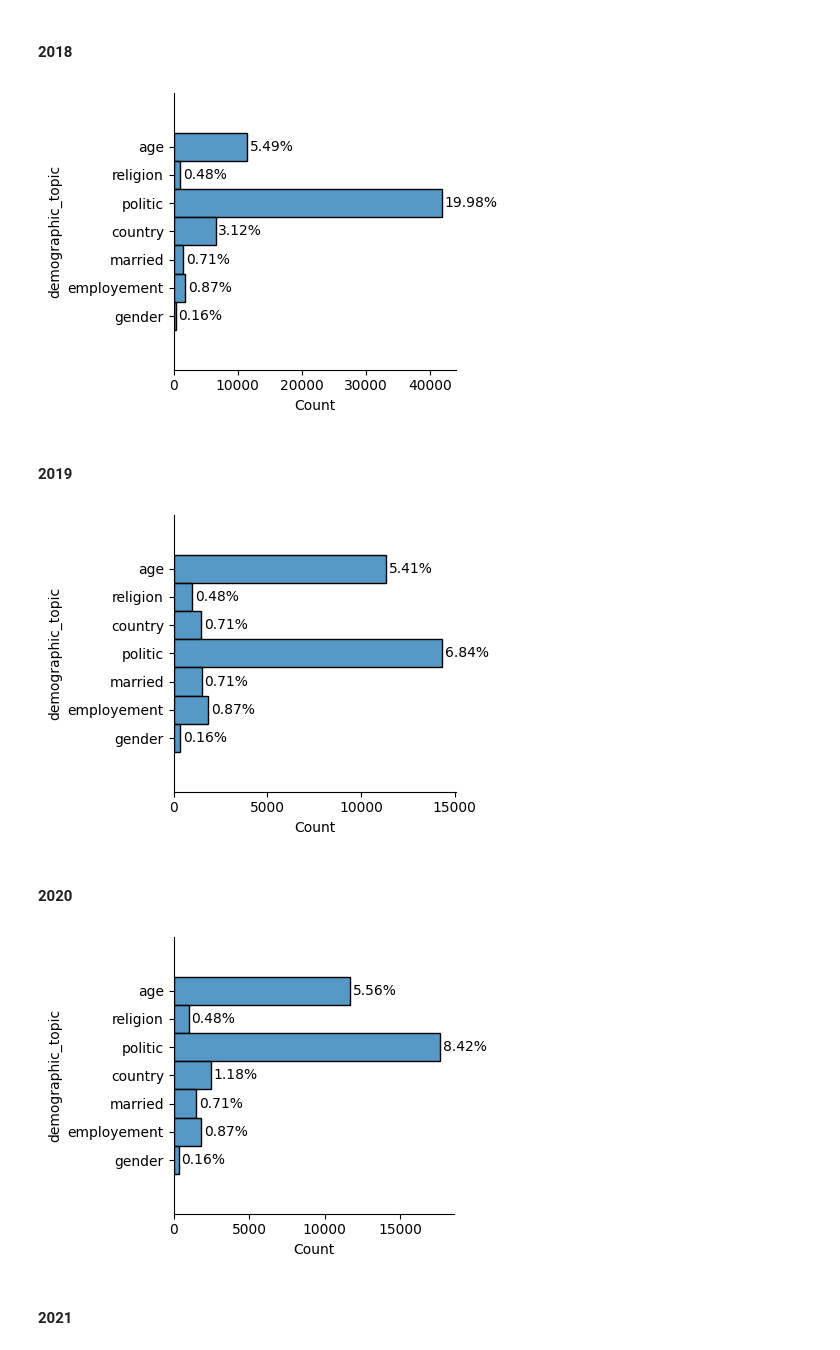
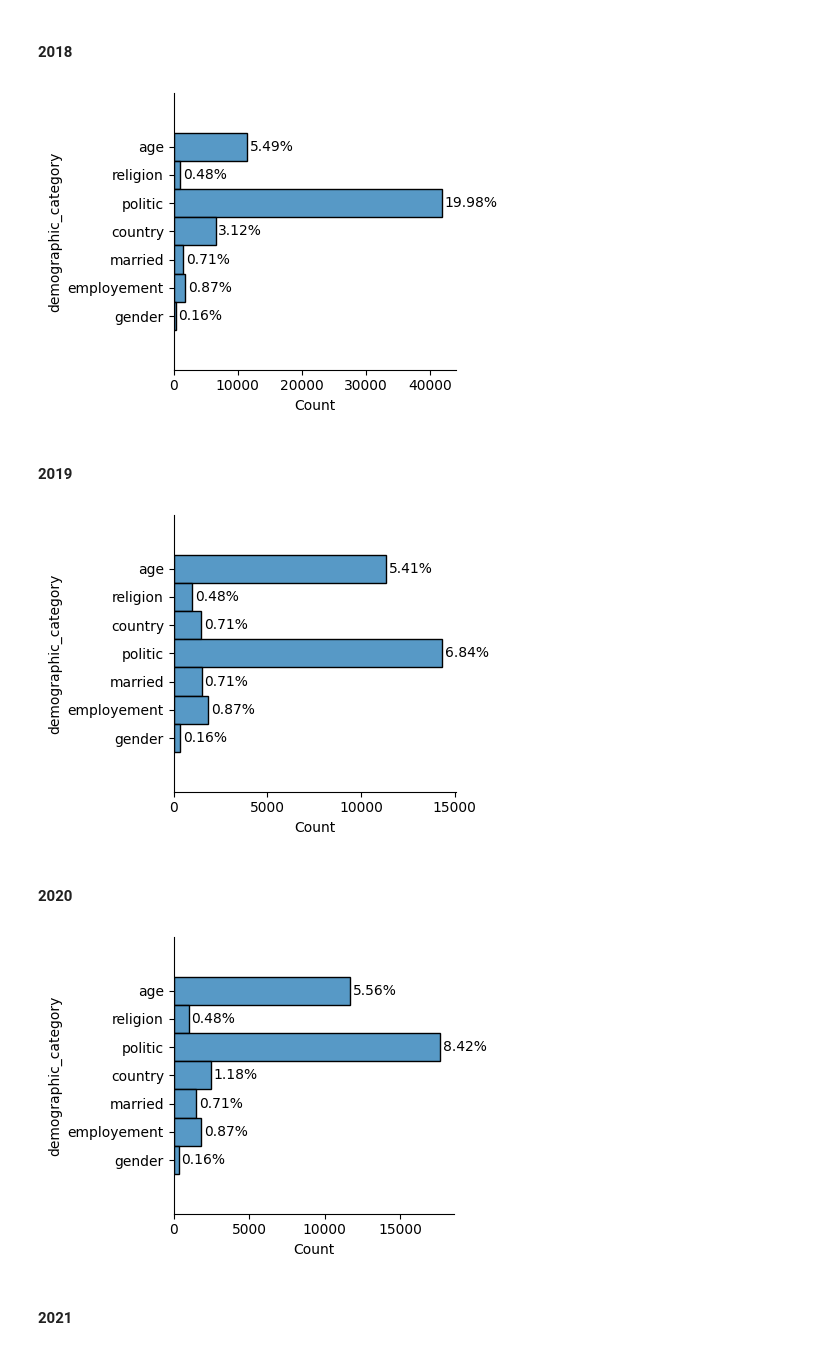
Before and after one commit to QuentinTilman/PollBERT-paper, a Jupyter notebook: Datasets/WVMCQ7/WVMCQ7_Data_Analysis.ipynb, the cells around one changed output. Saved outputs shown, nothing was run; the diff lists cells and outputs as text; code cells hidden in the pictures.

```diff
--- a/Datasets/WVMCQ7/WVMCQ7_Data_Analysis.ipynb
+++ b/Datasets/WVMCQ7/WVMCQ7_Data_Analysis.ipynb
@@ -240,7 +270,7 @@ plt.show()
 # %% [markdown]
 WVS dataset spans over 5 years.
 # %%
-fg = sns.displot(data=df_wvs_categories, y='demographic_topic', stat='count', height=3.5, aspect=1.25)
+fg = sns.displot(data=df_wvs_categories, y='demographic_category', stat='count', height=3.5, aspect=1.25)
 
 for ax in fg.axes.ravel():
     # add annotations
@@ -259,7 +289,7 @@ plt.show()
 # %% [markdown]
 #### 2017
 # %%
-fg = sns.displot(data=df_wvs_categories[df_wvs_categories["year"] == 2017], y='demographic_topic', stat='count', height=3.5, aspect=1.25)
+fg = sns.displot(data=df_wvs_categories[df_wvs_categories["year"] == 2017], y='demographic_category', stat='count', height=3.5, aspect=1.25)
 
 for ax in fg.axes.ravel():
     # add annotations
@@ -276,7 +306,7 @@ plt.show()
 # %% [markdown]
 #### 2018
 # %%
-fg = sns.displot(data=df_wvs_categories[df_wvs_categories["year"] == 2018], y='demographic_topic', stat='count', height=3.5, aspect=1.25)
+fg = sns.displot(data=df_wvs_categories[df_wvs_categories["year"] == 2018], y='demographic_category', stat='count', height=3.5, aspect=1.25)
 
 for ax in fg.axes.ravel():
     # add annotations
@@ -289,11 +319,11 @@ for ax in fg.axes.ravel():
 fg.tick_params(labelsize=10)
 plt.show()
 # %% [output]
-[figure, old version]
+[figure, new version]
 # %% [markdown]
 #### 2019
 # %%
-fg = sns.displot(data=df_wvs_categories[df_wvs_categories["year"] == 2019], y='demographic_topic', stat='count', height=3.5, aspect=1.25)
+fg = sns.displot(data=df_wvs_categories[df_wvs_categories["year"] == 2019], y='demographic_category', stat='count', height=3.5, aspect=1.25)
 
 for ax in fg.axes.ravel():
     # add annotations
@@ -306,24 +336,24 @@ for ax in fg.axes.ravel():
 fg.tick_params(labelsize=10)
 plt.show()
 # %% [output]
-[figure, old version]
+[figure, new version]
 # %% [markdown]
 #### 2020
 # %%
-fg = sns.displot(data=df_wvs_categories[df_wvs_categories["year"] == 2020], y='demographic_topic', stat='count', height=3.5, aspect=1.25)
+fg = sns.displot(data=df_wvs_categories[df_wvs_categories["year"] == 2020], y='demographic_category', stat='count', height=3.5, aspect=1.25)
 
 for ax in fg.axes.ravel():
     # add annotations
     for c in ax.containers:
         # custom label calculates percent and add an empty string so 0 value bars don't have a number
         labels = [f'{w:0.2f}%' if (w := (v.get_width()/len(df_wvs_categories))*100) > 0 else '' for v in c]
         ax.bar_label(c, labels=labels, label_type='edge', fontsize=10, rotation=0, padding=2)
 
     ax.margins(y=0.2)
 fg.tick_params(labelsize=10)
 plt.show()
 # %% [output]
-[figure, old version]
+[figure, new version]
 # %% [markdown]
 #### 2021
 # %%
```
Also changed, not shown: parts of 44 cells of this notebook, 7 other files.
